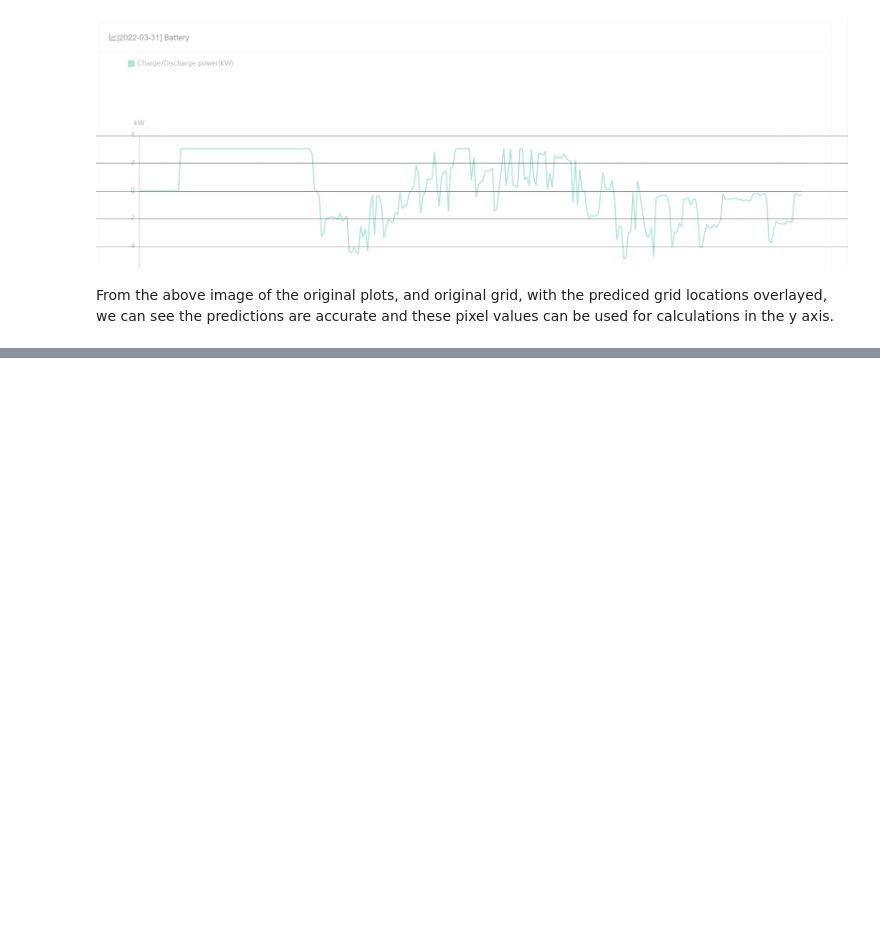
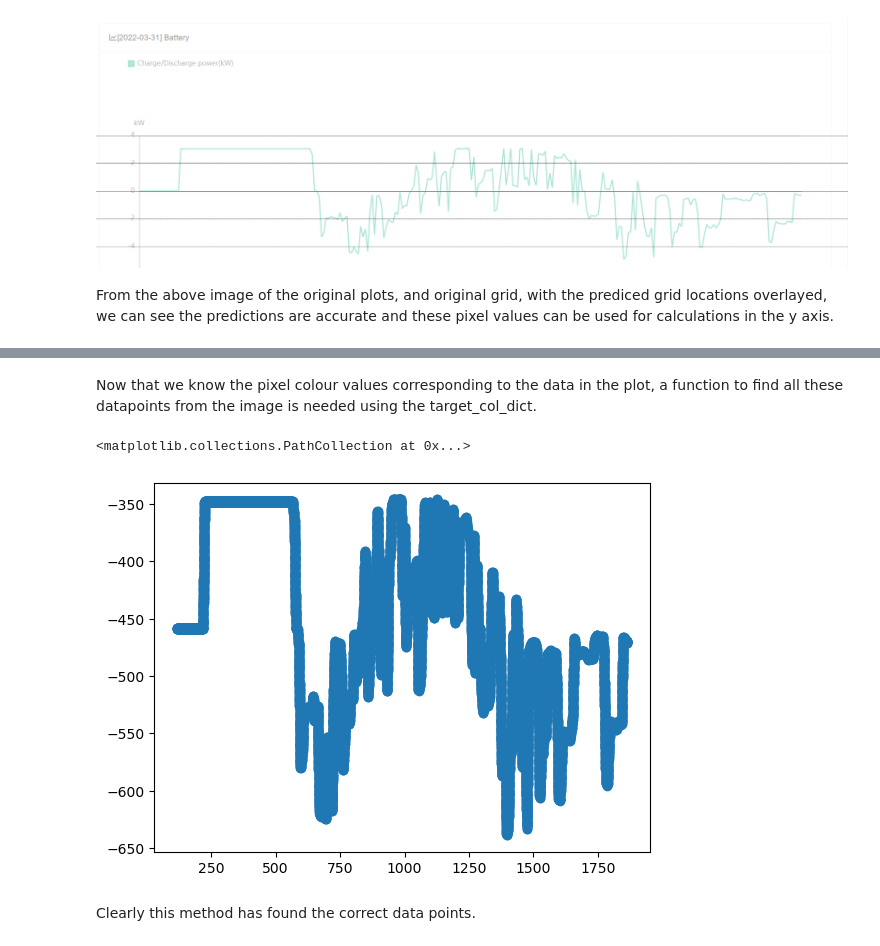
Before and after one commit to jordanesmith/Carbon-Intensity-Project-, a Jupyter notebook: image_processing_experiments.ipynb, the cells around one changed output, grey strips where cells are left out. Cells and saved outputs as stored; diff of their text form; code cells hidden in the pictures; blank space fills up the shorter version.

```diff
--- a/image_processing_experiments.ipynb
+++ b/image_processing_experiments.ipynb
@@ -96,0 +110,11 @@ From the above image of the original plots, and original grid, with the prediced
+# %% [markdown]
+Now that we know the pixel colour values corresponding to the data in the plot, a function to find all these datapoints from the image is needed using the target_col_dict.
+# %%
+arr_data_pix_coords = image_tools.find_all_data_point_pixel_locations(img, target_col_dict)
+
+plt.scatter(arr_data_pix_coords[:,0], -1*arr_data_pix_coords[:,1])
+# %% [output]
+<matplotlib.collections.PathCollection at 0x...>
+[figure, added]
+# %% [markdown]
+Clearly this method has found the correct data points.
```
Also changed, not shown: parts of 4 cells of this notebook, 3 other files.
